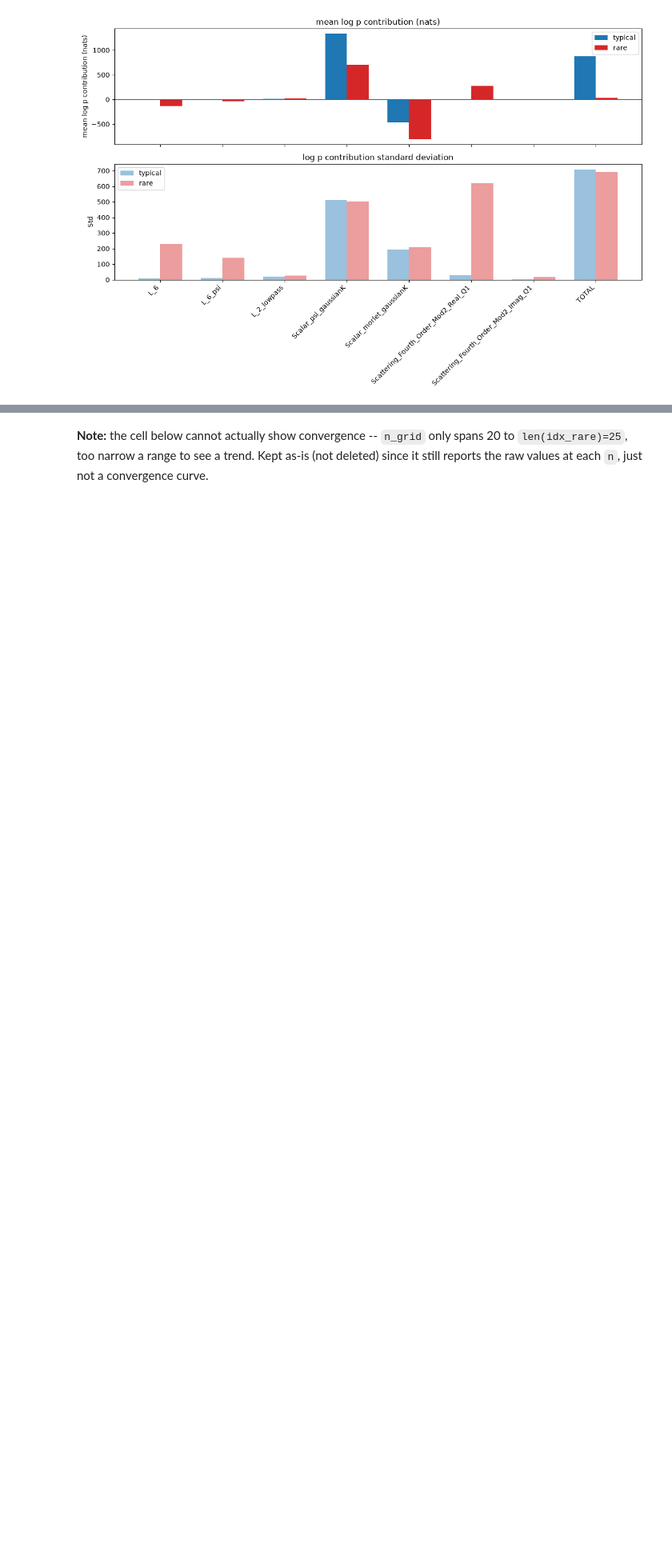
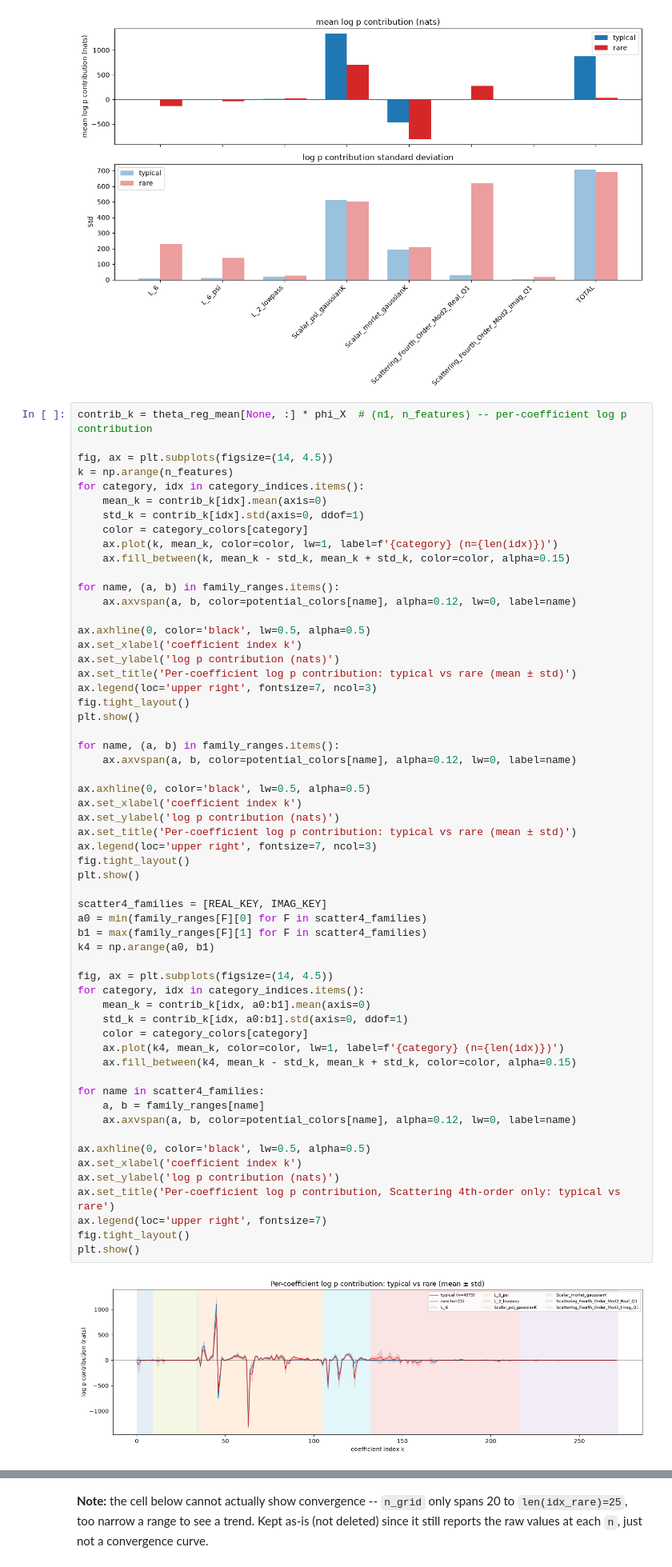
Before and after one commit to zelk-oss/MGD-for-Maximum-Entropy-Generation, a Jupyter notebook: turbulence/turb_theta_reg_rare_typical.ipynb, the cells around one changed output, grey strips where cells are left out. Shown at 80% size. Cells and saved outputs as stored; diff of their text form; blank space fills up the shorter version.

```diff
--- a/turbulence/turb_theta_reg_rare_typical.ipynb
+++ b/turbulence/turb_theta_reg_rare_typical.ipynb
@@ -493,3 +493,63 @@ fig.tight_layout()
 plt.show()
 # %% [output]
 [figure]
+# %%
+contrib_k = theta_reg_mean[None, :] * phi_X  # (n1, n_features) -- per-coefficient log p contribution
+
+fig, ax = plt.subplots(figsize=(14, 4.5))
+k = np.arange(n_features)
+for category, idx in category_indices.items():
+    mean_k = contrib_k[idx].mean(axis=0)
+    std_k = contrib_k[idx].std(axis=0, ddof=1)
+    color = category_colors[category]
+    ax.plot(k, mean_k, color=color, lw=1, label=f'{category} (n={len(idx)})')
+    ax.fill_between(k, mean_k - std_k, mean_k + std_k, color=color, alpha=0.15)
+
+for name, (a, b) in family_ranges.items():
+    ax.axvspan(a, b, color=potential_colors[name], alpha=0.12, lw=0, label=name)
+
+ax.axhline(0, color='black', lw=0.5, alpha=0.5)
+ax.set_xlabel('coefficient index k')
+ax.set_ylabel('log p contribution (nats)')
+ax.set_title('Per-coefficient log p contribution: typical vs rare (mean ± std)')
+ax.legend(loc='upper right', fontsize=7, ncol=3)
+fig.tight_layout()
+plt.show()
+
+for name, (a, b) in family_ranges.items():
+    ax.axvspan(a, b, color=potential_colors[name], alpha=0.12, lw=0, label=name)
+
+ax.axhline(0, color='black', lw=0.5, alpha=0.5)
+ax.set_xlabel('coefficient index k')
+ax.set_ylabel('log p contribution (nats)')
+ax.set_title('Per-coefficient log p contribution: typical vs rare (mean ± std)')
+ax.legend(loc='upper right', fontsize=7, ncol=3)
+fig.tight_layout()
+plt.show()
+
+scatter4_families = [REAL_KEY, IMAG_KEY]
+a0 = min(family_ranges[F][0] for F in scatter4_families)
+b1 = max(family_ranges[F][1] for F in scatter4_families)
+k4 = np.arange(a0, b1)
+
+fig, ax = plt.subplots(figsize=(14, 4.5))
+for category, idx in category_indices.items():
+    mean_k = contrib_k[idx, a0:b1].mean(axis=0)
+    std_k = contrib_k[idx, a0:b1].std(axis=0, ddof=1)
+    color = category_colors[category]
+    ax.plot(k4, mean_k, color=color, lw=1, label=f'{category} (n={len(idx)})')
+    ax.fill_between(k4, mean_k - std_k, mean_k + std_k, color=color, alpha=0.15)
+
+for name in scatter4_families:
+    a, b = family_ranges[name]
+    ax.axvspan(a, b, color=potential_colors[name], alpha=0.12, lw=0, label=name)
+
+ax.axhline(0, color='black', lw=0.5, alpha=0.5)
+ax.set_xlabel('coefficient index k')
+ax.set_ylabel('log p contribution (nats)')
+ax.set_title('Per-coefficient log p contribution, Scattering 4th-order only: typical vs rare')
+ax.legend(loc='upper right', fontsize=7)
+fig.tight_layout()
+plt.show()
+# %% [output]
+[figure, added]
```
Also changed, not shown: parts of 8 cells of this notebook, 2 other files.
